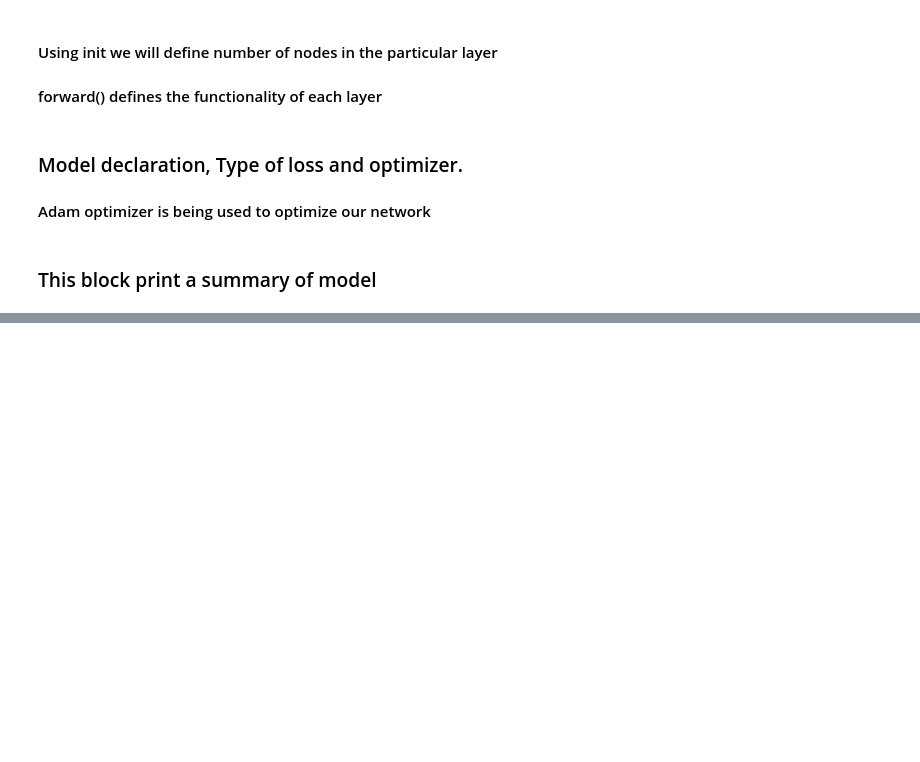
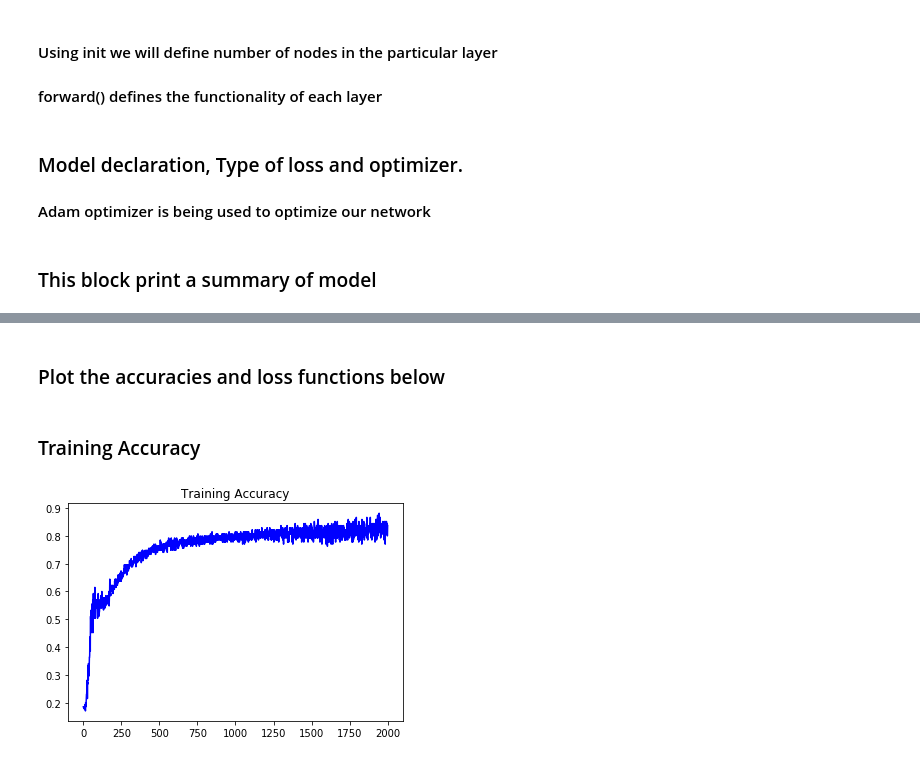
Before and after one commit to delgadoliveira/basicTorch, a Jupyter notebook: 4_basic_example.ipynb, the cells around one changed output, grey strips where cells are left out. Cells and saved outputs as stored; diff of their text form; code cells hidden in the pictures; blank space fills up the shorter version.

```diff
--- a/4_basic_example.ipynb
+++ b/4_basic_example.ipynb
@@ -107,0 +120,4 @@ optimizer = optim.Adam(model.parameters(), lr=0.0001)
+# %%
+def predict(model, inputs):
+    output = model(inputs)
+    return output.data.numpy().argmax(axis=1)
@@ -107,0 +178,21 @@ optimizer = optim.Adam(model.parameters(), lr=0.0001)
+# %% [markdown]
+### Plot the accuracies and loss functions below
+# %%
+np_loss = loss1[0].numpy()
+
+for i in range(len(loss1)):
+    np_loss = np.append(np_loss, loss1[i])
+
+np_acc = train_acc[0]
+
+for i in range(len(train_acc)):
+    np_acc = np.append(np_acc, train_acc[i])
+# %% [markdown]
+### Training Accuracy
+# %%
+%matplotlib inline
+plt.plot(np_acc, color="blue")
+plt.title("Training Accuracy")
+plt.show()
+# %% [output]
+[figure, added]
```
Also changed, not shown: parts of 10 cells of this notebook.
